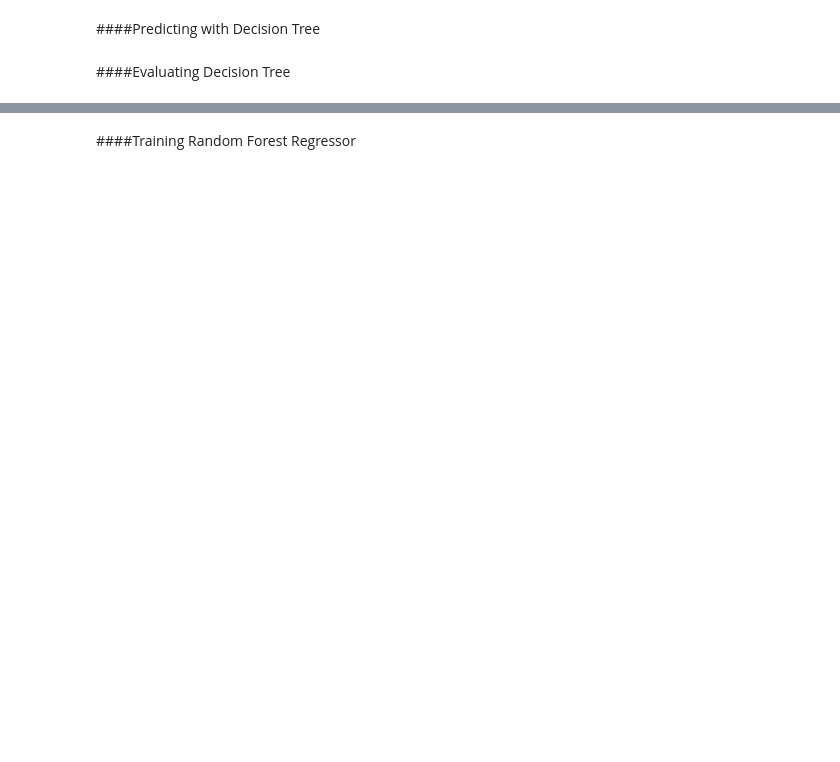
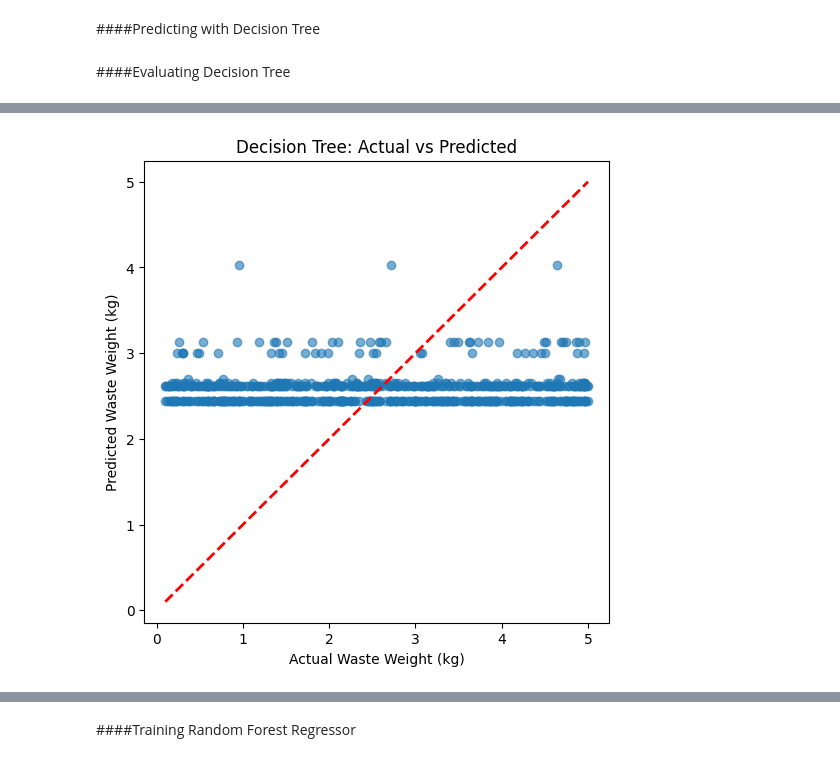
Before and after one commit to sasasaee/ml-project, a Jupyter notebook: canteen_model_training.ipynb, the cells around one changed output, grey strips where cells are left out. Saved outputs shown, nothing was run; the diff lists cells and outputs as text; code cells hidden in the pictures; blank space fills up the shorter version.

```diff
--- a/canteen_model_training.ipynb
+++ b/canteen_model_training.ipynb
@@ -101,9 +101,8 @@ Testing Target: (780,)
 # %% [markdown]
 ####Training Linear Regression
 # %%
-linear_model = LinearRegression()
-
-linear_model.fit(X_train, y_train)
+model_lr = LinearRegression()
+model_lr.fit(X_train, np.log1p(y_train))
 # %% [output]
 LinearRegression()
 # %% [markdown]
@@ -172,0 +245,19 @@ R²: -1.0950191563710119
+# %%
+plt.figure(figsize=(6, 6))
+
+plt.scatter(y_test, tree_predictions, alpha=0.6)
+
+plt.plot(
+    [y_test.min(), y_test.max()],
+    [y_test.min(), y_test.max()],
+    "r--",
+    linewidth=2,
+)
+
+plt.xlabel("Actual Waste Weight (kg)")
+plt.ylabel("Predicted Waste Weight (kg)")
+plt.title("Decision Tree: Actual vs Predicted")
+
+plt.show()
+# %% [output]
+[figure, added]
```
Also changed, not shown: parts of 18 cells of this notebook.
